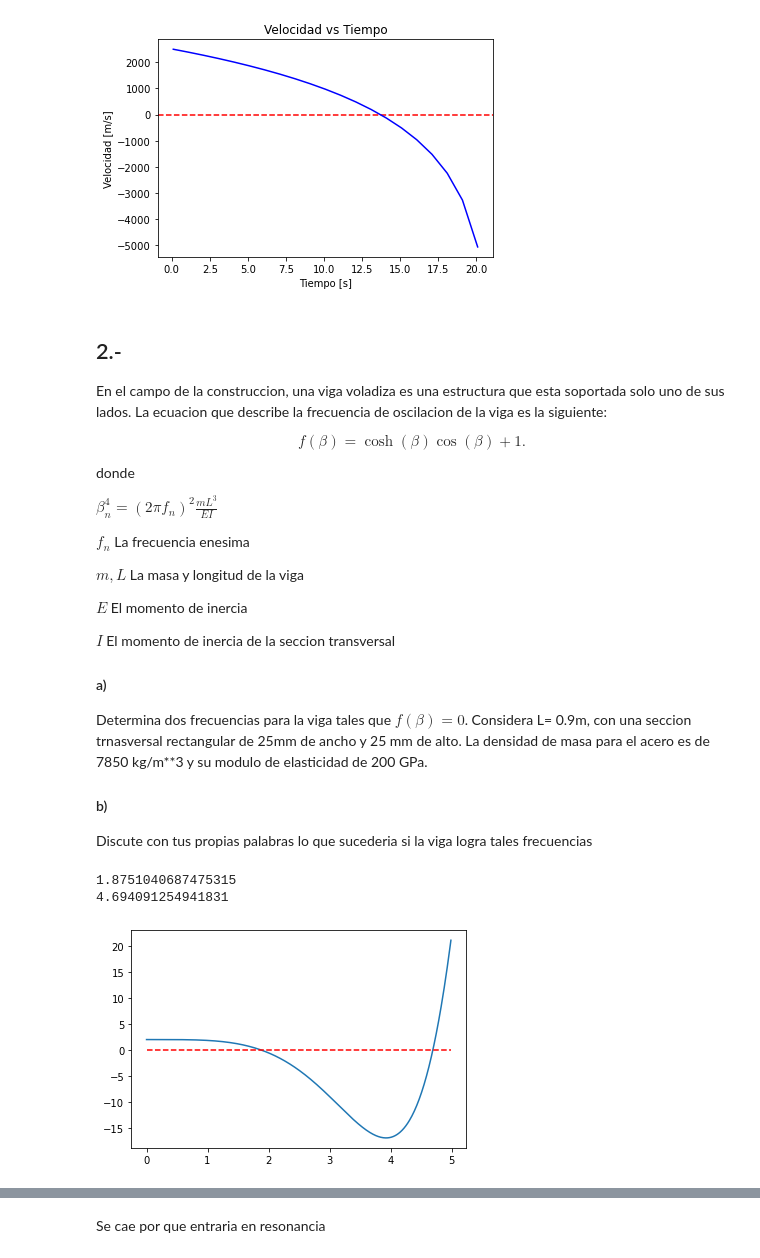
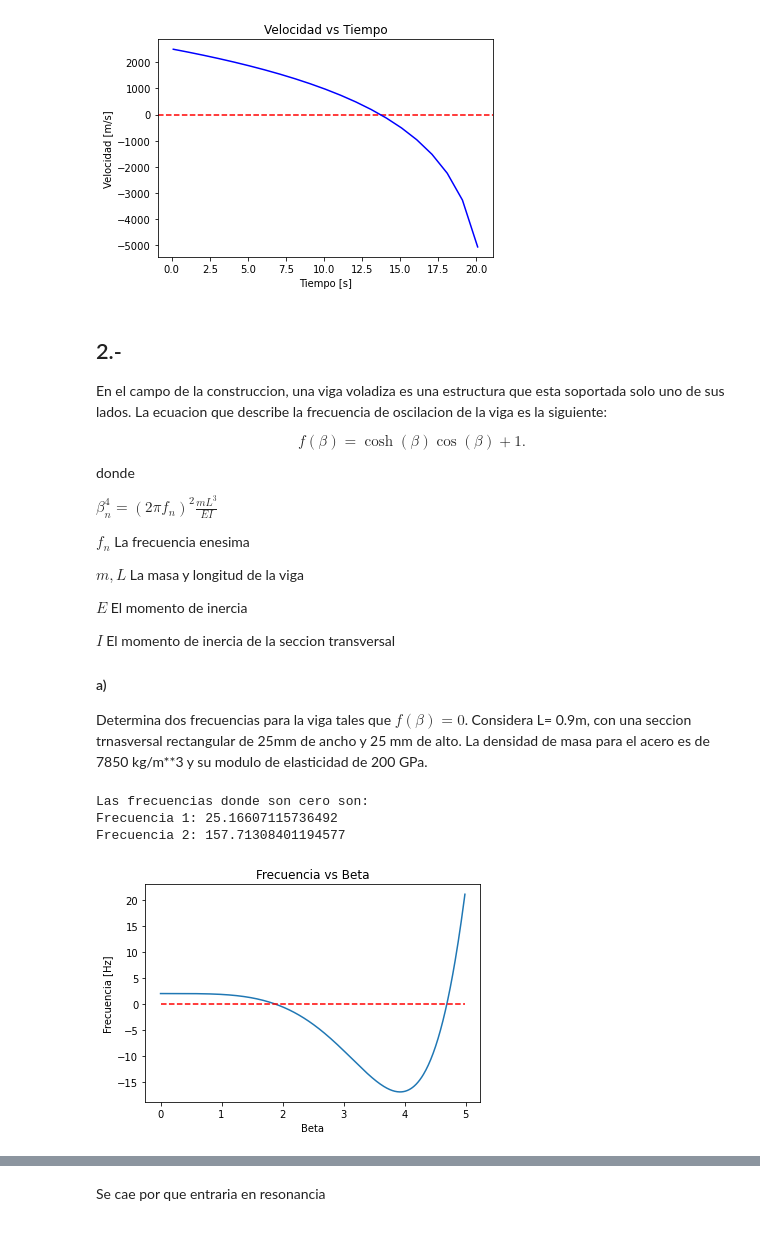
Before and after one commit to AndresAVargas/Fisica_Computacional, a Jupyter notebook: Practicas/Practica2.ipynb, the cells around one changed output, grey strips where cells are left out. Drawn from its saved outputs; the diff is of its cells as text; code cells hidden in the pictures.

```diff
--- a/Practicas/Practica2.ipynb
+++ b/Practicas/Practica2.ipynb
@@ -110,47 +111,56 @@ $I$ El momento de inercia de la seccion transversal
 
 #### a)
 Determina dos frecuencias para la viga tales que $f(\beta)=0$.  Considera L= 0.9m,  con una seccion trnasversal rectangular de 25mm de ancho y 25 mm de alto.   La densidad de masa para el acero es de 7850 kg/m**3 y su modulo de elasticidad de 200 GPa.
-
-#### b)
-Discute con tus propias palabras lo que sucederia si la viga logra tales frecuencias
 # %%
 #a)
 def f(b):
     y=cosh(b)*cos(b)+ 1
     return y
 b=arange(0,5,0.01)
 plot(b,f(b))
 plot(b,zeros(len(b)),"--r")
+title("Frecuencia vs Beta")
+ylabel('Frecuencia [Hz]')
+xlabel('Beta')
 
 def secante(f, x0, x1, delta):
     start=time.time()
     f0 = f(x0)
     f1 = f(x1)
     contador = 0
     res = [[x0, f(x0), np.nan], #nan es el paso inicial del Data Frame
            [x1, f(x1), x1 - x0],]
     while True:
         x2 = x1 - f1 * (x1 - x0) / (f1 - f0) #secante
         f2 = f(x2)
         res.append([x2, f2, x2-x1])
         if abs(x2-x1)<delta:
             break
         f0 = f1
         f1 = f2
         x0 = x1
         x1 = x2
         contador=contador+1
     end=time.time()
     tiempo=end-start
 #     error=abs(raiz-x2)
     return res, [x2,contador, tiempo]
 
-print(secante(f,1.5,2.4,10e-5)[-1][0])
-print(secante(f,4,5,10e-5)[-1][0])
-
-b1=secante(f,1.5,2.4,10e-5)[-1][0]
-b2=secante(f,4,5,10e-5)[-1][0]
+B1=secante(f,1.5,2.4,10e-5)[-1][0]
+B2=secante(f,4,5,10e-5)[-1][0]
+d=7850
+L=0.9
+m=d*L*0.025*0.025
+I=(0.025**4)/12
+E=2e11
+def frecuencia(B):
+    f=(1/(2*pi))*sqrt(((B**4)*E*I)/(m*(L**3)))
+    return f
+print("Las frecuencias donde son cero son:")
+print("Frecuencia 1:", frecuencia2(B1))
+print("Frecuencia 2:", frecuencia2(B2))
 # %% [output]
-1.8751040687475315
-4.694091254941831
+Las frecuencias donde son cero son:
+Frecuencia 1: 25.16607115736492
+Frecuencia 2: 157.71308401194577
-[figure, old version]
+[figure, new version]
```
Also changed, not shown: parts of 10 cells of this notebook.
